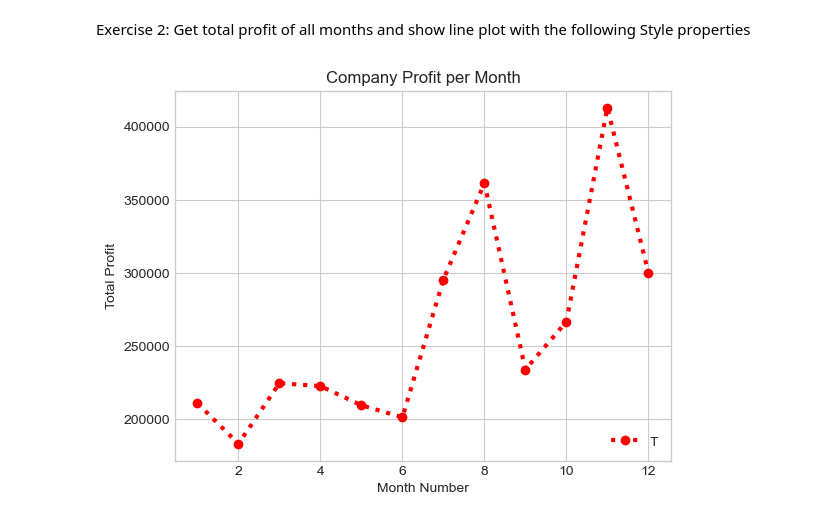
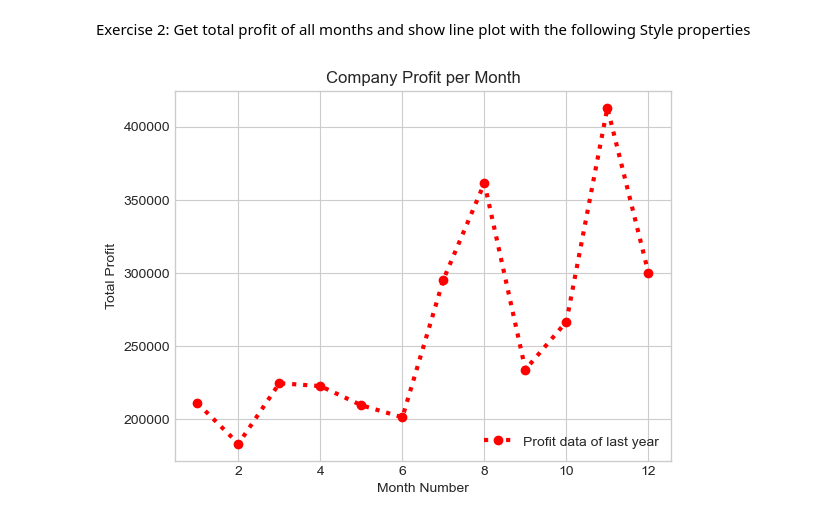
Before and after one commit to availe/CSC-245, a Jupyter notebook: lab6.ipynb, the cells around one changed output. Saved outputs shown, nothing was run; the diff lists cells and outputs as text; code cells hidden in the pictures.

```diff
--- a/lab6.ipynb
+++ b/lab6.ipynb
@@ -18,11 +17,10 @@ plt.show()
 # %% [markdown]
 Exercise 2: Get total profit of all months and show line plot with the following Style properties
 # %%
-plt.plot(data['month_number'],data['total_profit'], linestyle='dotted', color='red', marker='o', linewidth=3)
+plt.plot(data['month_number'],data['total_profit'], linestyle='dotted', color='red', marker='o', linewidth=3, label='Profit data of last year')
 plt.xlabel('Month Number')
 plt.ylabel('Total Profit')
 plt.title('Company Profit per Month')
-plt.legend('Total Profit', loc='lower right')
-plt.show()
+plt.legend(loc='lower right')
 # %% [output]
-[figure, old version]
+[figure, new version]
```
Also changed, not shown: parts of 3 cells of this notebook.
